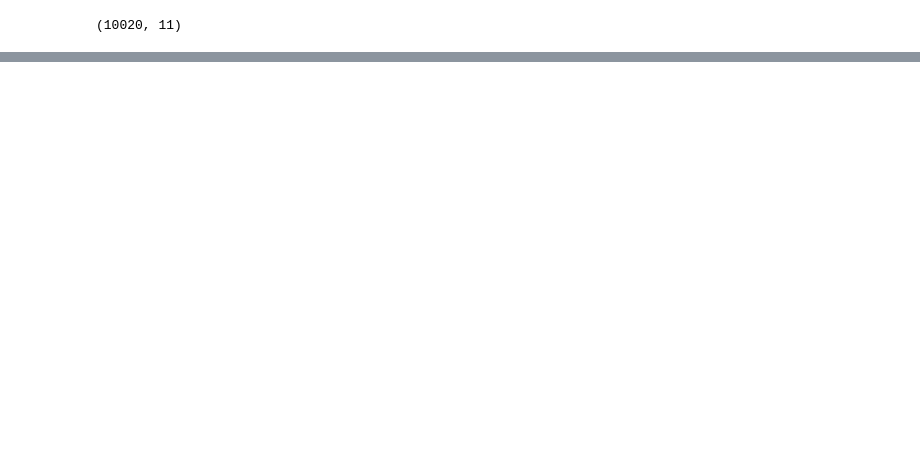
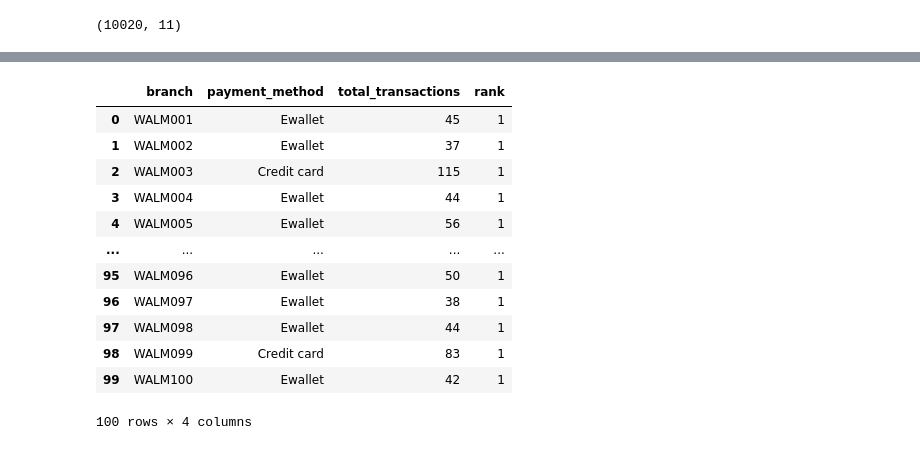
Before and after one commit to cbouzios/walmart_analysis_pythontosql, a Jupyter notebook: walmart_analysis.ipynb, the cells around one changed output, grey strips where cells are left out. Saved outputs shown, nothing was run; the diff lists cells and outputs as text; code cells hidden in the pictures; blank space fills up the shorter version.

```diff
--- a/walmart_analysis.ipynb
+++ b/walmart_analysis.ipynb
@@ -132,0 +274,34 @@ df.head()
+# %%
+##ΕΜΦΑΝΙΣΤΕ ΤΟ ΚΑΤΑΣΤΗΜΑ ΚΑΙ ΤΗΝ ΠΡΟΤΙΜΟΤΕΡΗ ΜΕΘΟΔΟ ΠΛΗΡΩΜΗΣ
+
+query = """
+WITH cte
+AS (
+    SELECT
+        branch,
+        payment_method,
+        COUNT(*) as total_transactions,
+        RANK() OVER(PARTITION BY branch ORDER BY COUNT(*) DESC) as rank
+    FROM sales_data
+GROUP BY branch, payment_method)
+
+SELECT *
+FROM cte
+WHERE rank = 1
+"""
+query_results= pd.read_sql(query, con=engine)
+query_results
+# %% [output]
+|  | branch | payment_method | total_transactions | rank |
+| 0 | WALM001 | Ewallet | 45 | 1 |
+| 1 | WALM002 | Ewallet | 37 | 1 |
+| 2 | WALM003 | Credit card | 115 | 1 |
+| 3 | WALM004 | Ewallet | 44 | 1 |
+| 4 | WALM005 | Ewallet | 56 | 1 |
+| ... | ... | ... | ... | ... |
+| 95 | WALM096 | Ewallet | 50 | 1 |
+| 96 | WALM097 | Ewallet | 38 | 1 |
+| 97 | WALM098 | Ewallet | 44 | 1 |
+| 98 | WALM099 | Credit card | 83 | 1 |
+| 99 | WALM100 | Ewallet | 42 | 1 |
+100 rows × 4 columns
```
Also changed, not shown: parts of 19 cells of this notebook.
